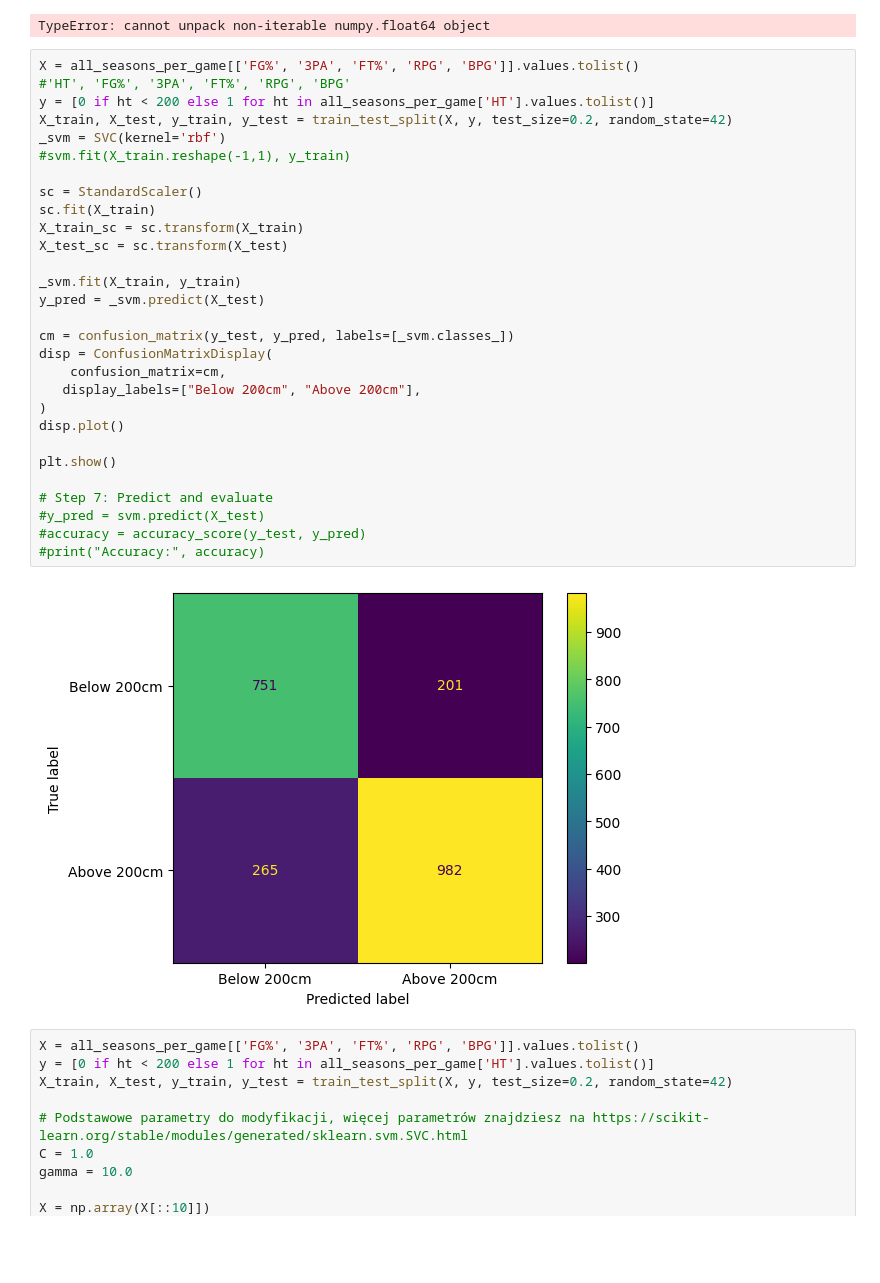
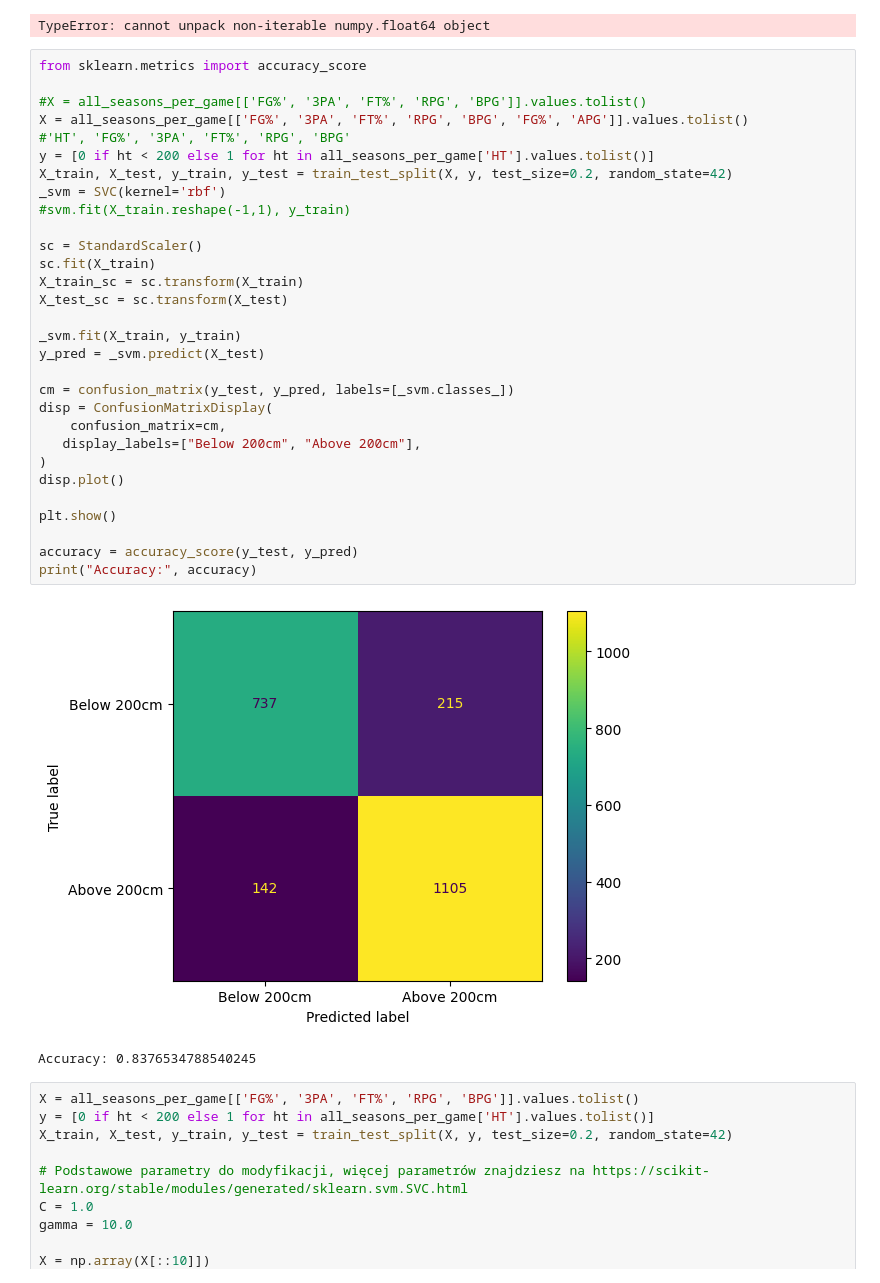
Before and after one commit to Marcin27141/NbaDataAnalysis, a Jupyter notebook: MultipleSeasons.ipynb, the cells around one changed output. Saved outputs shown, nothing was run; the diff lists cells and outputs as text; blank space fills up the shorter version.

```diff
--- a/MultipleSeasons.ipynb
+++ b/MultipleSeasons.ipynb
@@ -949,36 +1024,38 @@ plt.show()
 # %% [output]
 TypeError: cannot unpack non-iterable numpy.float64 object
 # %%
-X = all_seasons_per_game[['FG%', '3PA', 'FT%', 'RPG', 'BPG']].values.tolist()
+from sklearn.metrics import accuracy_score
+
+#X = all_seasons_per_game[['FG%', '3PA', 'FT%', 'RPG', 'BPG']].values.tolist()
+X = all_seasons_per_game[['FG%', '3PA', 'FT%', 'RPG', 'BPG', 'FG%', 'APG']].values.tolist()
 #'HT', 'FG%', '3PA', 'FT%', 'RPG', 'BPG'
 y = [0 if ht < 200 else 1 for ht in all_seasons_per_game['HT'].values.tolist()]
 X_train, X_test, y_train, y_test = train_test_split(X, y, test_size=0.2, random_state=42)
 _svm = SVC(kernel='rbf')
 #svm.fit(X_train.reshape(-1,1), y_train)
 
 sc = StandardScaler()
 sc.fit(X_train)
 X_train_sc = sc.transform(X_train)
 X_test_sc = sc.transform(X_test)
 
 _svm.fit(X_train, y_train)
 y_pred = _svm.predict(X_test)
 
 cm = confusion_matrix(y_test, y_pred, labels=[_svm.classes_])
 disp = ConfusionMatrixDisplay(
     confusion_matrix=cm,
    display_labels=["Below 200cm", "Above 200cm"],
 )
 disp.plot()
 
 plt.show()
 
-# Step 7: Predict and evaluate
-#y_pred = svm.predict(X_test)
-#accuracy = accuracy_score(y_test, y_pred)
-#print("Accuracy:", accuracy)
+accuracy = accuracy_score(y_test, y_pred)
+print("Accuracy:", accuracy)
 # %% [output]
-[figure, old version]
+[figure, new version]
+Accuracy: 0.8376534788540245
 # %%
 X = all_seasons_per_game[['FG%', '3PA', 'FT%', 'RPG', 'BPG']].values.tolist()
 y = [0 if ht < 200 else 1 for ht in all_seasons_per_game['HT'].values.tolist()]
```
Also changed, not shown: parts of 21 cells of this notebook.
